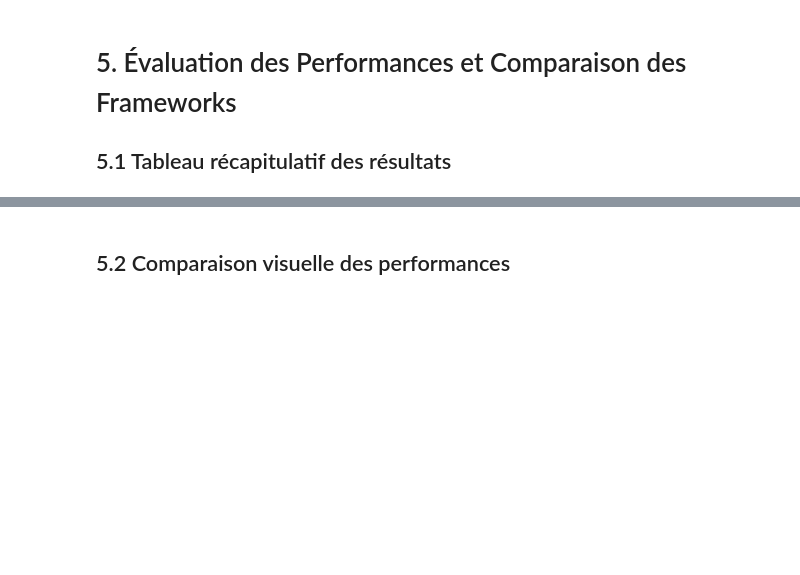
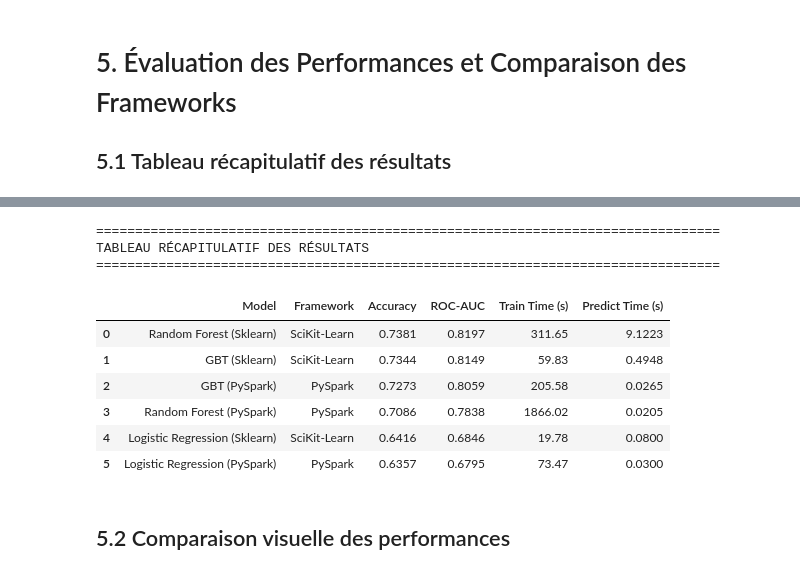
Before and after one commit to BouzelatTarek/LDA-MiniProjet, a Jupyter notebook: Mini-Projet/script.ipynb, the cells around one changed output, grey strips where cells are left out. Drawn from its saved outputs; the diff is of its cells as text; code cells hidden in the pictures; blank space fills up the shorter version.

```diff
--- a/Mini-Projet/script.ipynb
+++ b/Mini-Projet/script.ipynb
@@ -926,37 +1019,48 @@ results = pd.DataFrame({
     'Model': [
         'Logistic Regression (Sklearn)', 'Random Forest (Sklearn)', 'GBT (Sklearn)',
         'Logistic Regression (PySpark)', 'Random Forest (PySpark)', 'GBT (PySpark)'
     ],
     'Framework': ['SciKit-Learn']*3 + ['PySpark']*3,
     'Accuracy': [
-        acc_lr_sk, acc_rf_sk, acc_gbt_sk,
+        acc_lr_sk, acc_rf_sk, acc_gbt_xgb,
         acc_lr_spark, acc_rf_spark, acc_gbt_spark
     ],
     'ROC-AUC': [
-        roc_lr_sk, roc_rf_sk, roc_gbt_sk,
+        roc_lr_sk, roc_rf_sk, roc_gbt_xgb,
         roc_lr_spark, roc_rf_spark, roc_gbt_spark
     ],
     'Train Time (s)': [
-        t_lr_sklearn, t_rf_sklearn, t_gbt_sklearn,
+        t_lr_sklearn, t_rf_sklearn, t_gbt_xgb,
         t_lr_spark, t_rf_spark, t_gbt_spark
     ],
     'Predict Time (s)': [
-        t_lr_sklearn_pred, t_rf_sklearn_pred, t_gbt_sklearn_pred,
+        t_lr_sklearn_pred, t_rf_sklearn_pred, t_gbt_xgb_pred,
         t_lr_spark_pred, t_rf_spark_pred, t_gbt_spark_pred
     ]
 })
 
 results = results.sort_values('ROC-AUC', ascending=False).reset_index(drop=True)
 print("=" * 80)
 print("TABLEAU RÉCAPITULATIF DES RÉSULTATS")
 print("=" * 80)
 results.style.format({
     'Accuracy': '{:.4f}',
     'ROC-AUC': '{:.4f}',
     'Train Time (s)': '{:.2f}',
     'Predict Time (s)': '{:.4f}'
 }).highlight_max(subset=['Accuracy', 'ROC-AUC'], color='lightgreen') \
  .highlight_min(subset=['Train Time (s)', 'Predict Time (s)'], color='lightblue')
+# %% [output]
+================================================================================
+TABLEAU RÉCAPITULATIF DES RÉSULTATS
+================================================================================
+|  | Model | Framework | Accuracy | ROC-AUC | Train Time (s) | Predict Time (s) |
+| 0 | Random Forest (Sklearn) | SciKit-Learn | 0.7381 | 0.8197 | 311.65 | 9.1223 |
+| 1 | GBT (Sklearn) | SciKit-Learn | 0.7344 | 0.8149 | 59.83 | 0.4948 |
+| 2 | GBT (PySpark) | PySpark | 0.7273 | 0.8059 | 205.58 | 0.0265 |
+| 3 | Random Forest (PySpark) | PySpark | 0.7086 | 0.7838 | 1866.02 | 0.0205 |
+| 4 | Logistic Regression (Sklearn) | SciKit-Learn | 0.6416 | 0.6846 | 19.78 | 0.0800 |
+| 5 | Logistic Regression (PySpark) | PySpark | 0.6357 | 0.6795 | 73.47 | 0.0300 |
 # %% [markdown]
 ## 5.2 Comparaison visuelle des performances
 # %%
```
Also changed, not shown: parts of 26 cells of this notebook.
